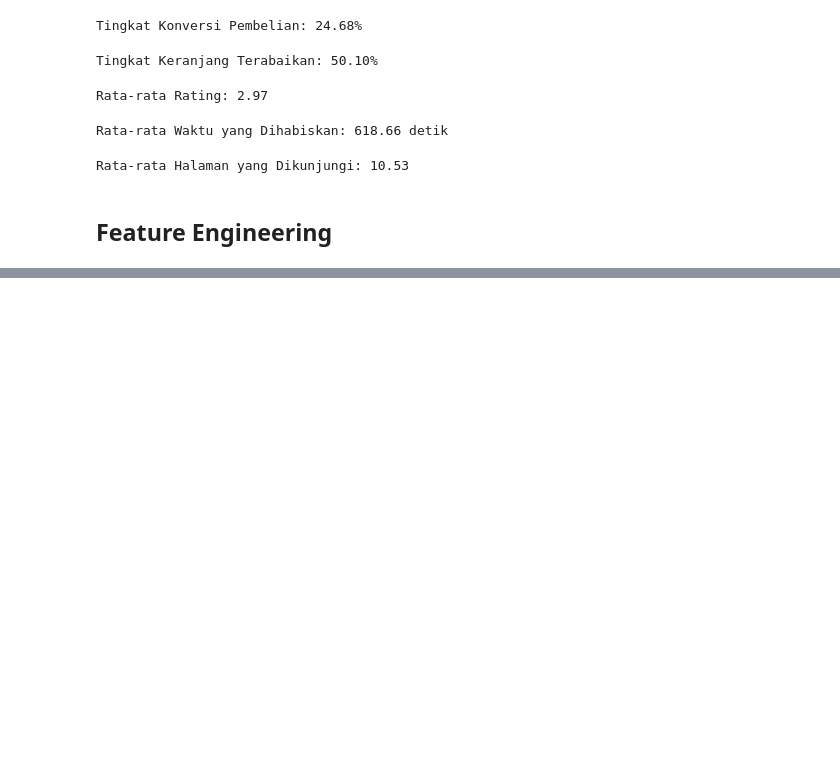
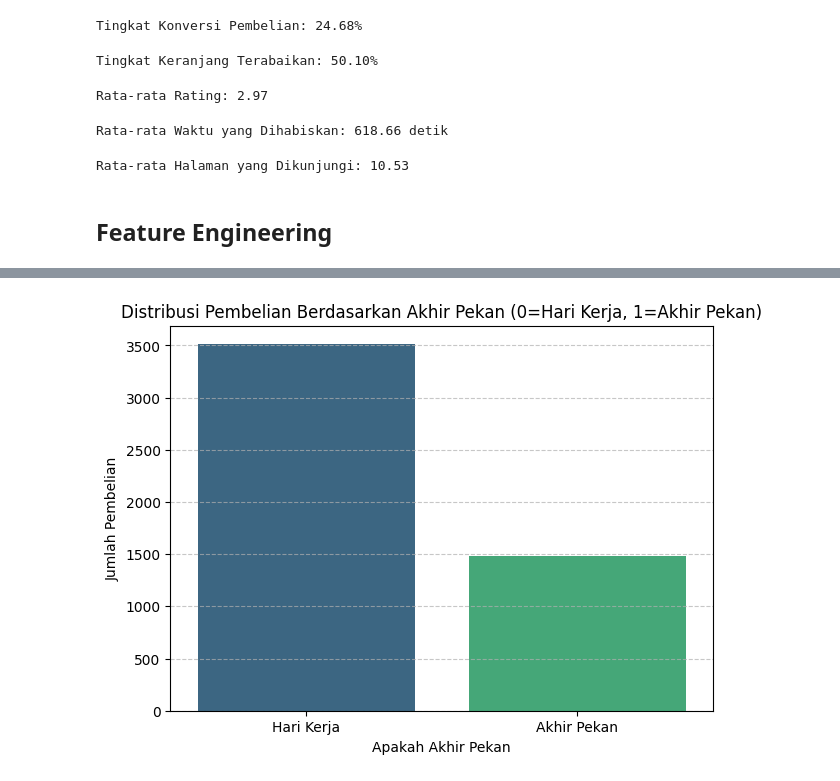
Before and after one commit to Arfan-Susanto/Projek-Data-Analyst, a Jupyter notebook: (Progress) Kaggle - AI-Driven Consumer Behavior/Progress.ipynb, the cells around one changed output, grey strips where cells are left out. Cells and saved outputs as stored; diff of their text form; code cells hidden in the pictures; blank space fills up the shorter version.

Commit message:
Update: Add Feature Engineering and visualization

```diff
--- a/(Progress) Kaggle - AI-Driven Consumer Behavior/Progress.ipynb
+++ b/(Progress) Kaggle - AI-Driven Consumer Behavior/Progress.ipynb
@@ -727,0 +657,11 @@ df
+# %%
+plt.figure(figsize=(7, 5))
+sns.countplot(data=df, x='is_weekend', hue='is_weekend', palette='viridis', legend=False)
+plt.title('Distribusi Pembelian Berdasarkan Akhir Pekan (0=Hari Kerja, 1=Akhir Pekan)')
+plt.xlabel('Apakah Akhir Pekan')
+plt.ylabel('Jumlah Pembelian')
+plt.xticks(ticks=[0, 1], labels=['Hari Kerja', 'Akhir Pekan'])
+plt.grid(axis='y', linestyle='--', alpha=0.7)
+plt.show()
+# %% [output]
+[figure, added]
```
Also changed, not shown: parts of 11 cells of this notebook.
